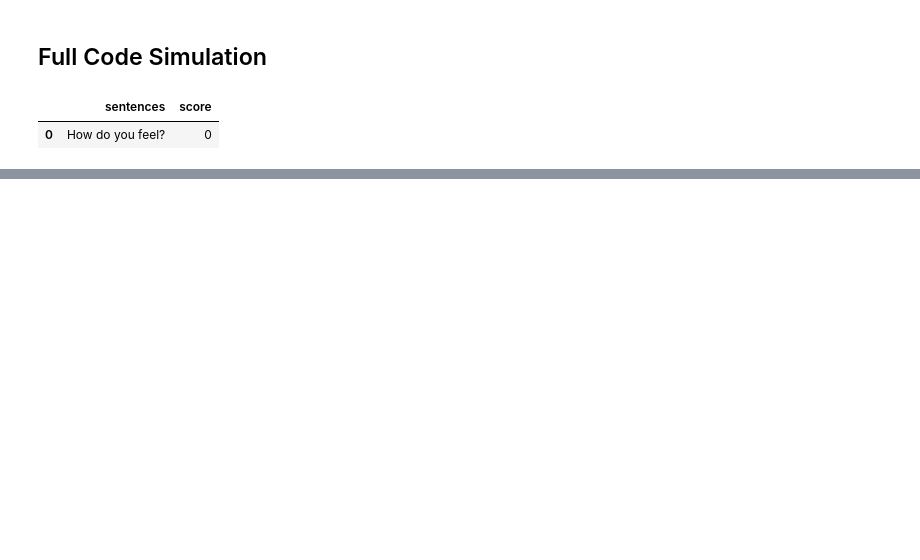
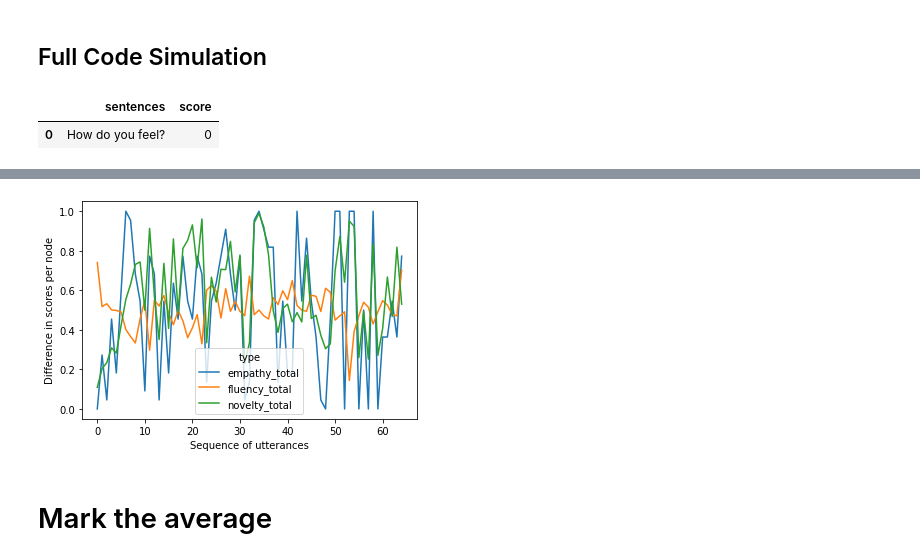
Before and after one commit to weijie9512/official_sat_chatbot, a Jupyter notebook: jupyter/Stage NA - Retrieval.ipynb, the cells around one changed output, grey strips where cells are left out. Drawn from its saved outputs; the diff is of its cells as text; code cells hidden in the pictures; blank space fills up the shorter version.

```diff
--- a/jupyter/Stage NA - Retrieval.ipynb
+++ b/jupyter/Stage NA - Retrieval.ipynb
@@ -351,0 +325,9 @@ sns.lineplot(data=df_graph2)
+# %%
+
+full_empathy_list_np_diff = np.max(full_empathy_list_np, axis=1) - np.min(full_empathy_list_np, axis=1)
+full_fluency_list_np_diff = np.max(full_fluency_list_np, axis=1) - np.min(full_fluency_list_np, axis=1)
+full_novelty_list_np_diff = np.max(full_novelty_list_np, axis=1) - np.min(full_novelty_list_np, axis=1)
+# %%
+df_graph = pd.DataFrame({"empathy": full_empathy_list_np_diff, "fluency": full_fluency_list_np_diff, "novelty": full_novelty_list_np_diff})
+# %%
+df_graph.columns = ["empathy", "fluency", "novelty"]
@@ -351,0 +350,4 @@ sns.lineplot(data=df_graph2)
+# %%
+df_graph["empathy_weight"] = 1
+df_graph["fluency_weight"] = 1
+df_graph["novelty_weight"] = 1
@@ -351,0 +369,8 @@ sns.lineplot(data=df_graph2)
+# %%
+ax = sns.lineplot(data=df_new_graph, x="utterances", y="score", hue="type")
+ax.set(xlabel='Sequence of utterances', ylabel='Difference in scores per node')
+plt.show()
+# %% [output]
+[figure, added]
+# %% [markdown]
+# Mark the average
```
Also changed, not shown: parts of 54 cells of this notebook, 2 other files.
